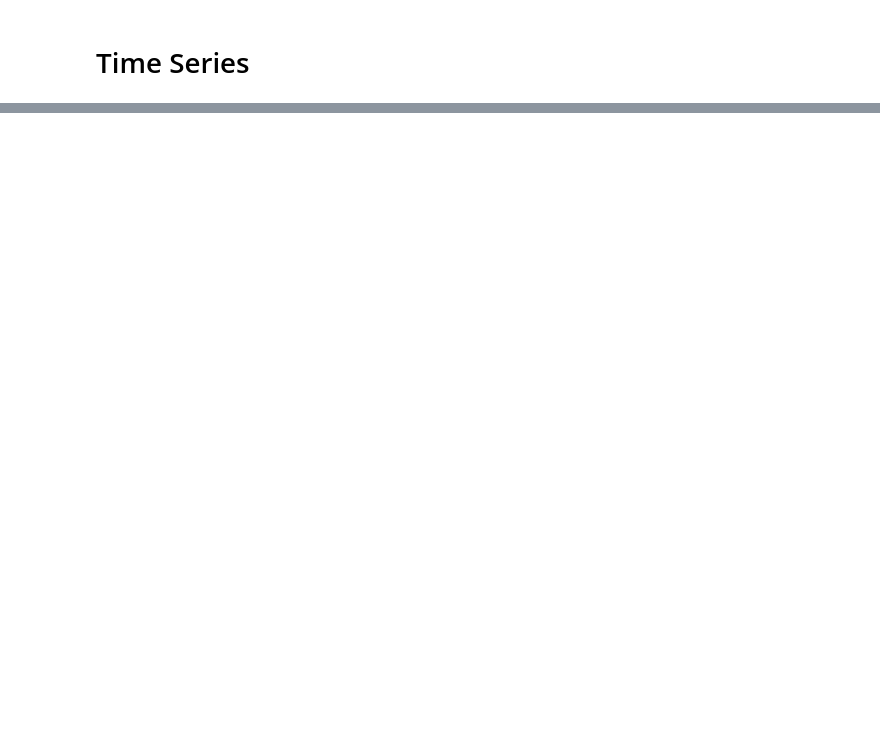
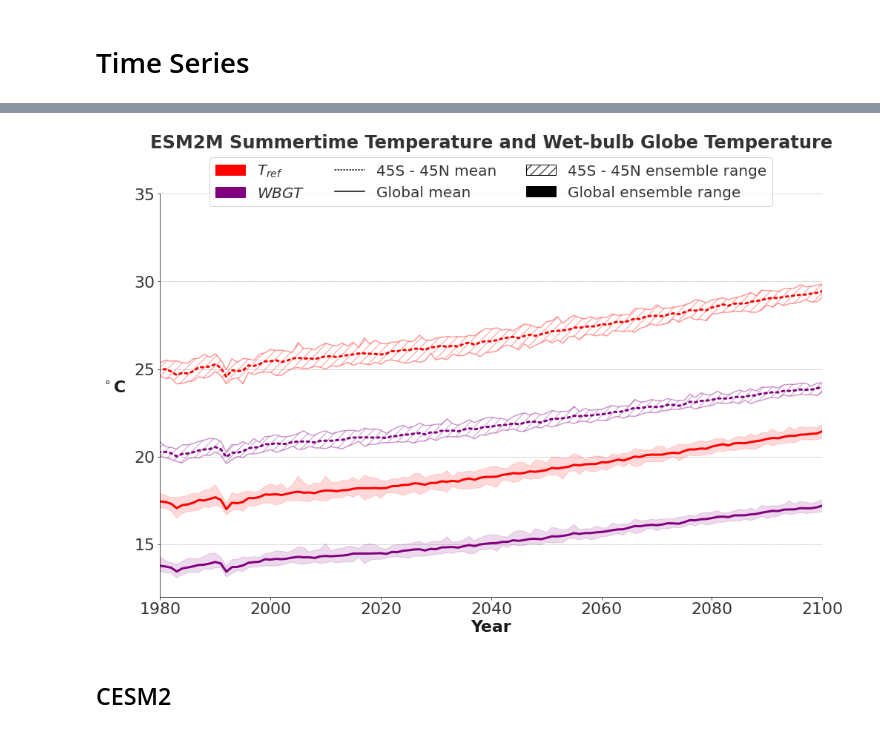
Before and after one commit to KYan19/pei, a Jupyter notebook: notebooks/9.1_Temp_WBT_Time.ipynb, the cells around one changed output, grey strips where cells are left out. Drawn from its saved outputs; the diff is of its cells as text; code cells hidden in the pictures; blank space fills up the shorter version.

```diff
--- a/notebooks/9.1_Temp_WBT_Time.ipynb
+++ b/notebooks/9.1_Temp_WBT_Time.ipynb
@@ -144,2 +199,42 @@ plt.savefig('temp_wbgt_diff_esm2m.png',dpi=300)
 # %% [markdown]
 # Time Series
+# %%
+def plot_series(global_tref,global_wbgt,regional_tref,regional_wbgt,title):
+    # Create figure and axes
+    fig,ax=plt.subplots(figsize=(16,10))
+
+    # Ensemble spread for global temp and WBGT
+    ax.fill_between(global_tref['year'],global_tref.min('ensemble'),global_tref.max('ensemble'),alpha=0.15,color='red')
+    ax.fill_between(global_wbgt['year'],global_wbgt.min('ensemble'),global_wbgt.max('ensemble'),alpha=0.15,color='purple')
+
+    # Ensemble spread for regional temp and WBGT
+    ax.fill_between(regional_tref['year'],regional_tref.min('ensemble'),regional_tref.max('ensemble'),alpha=0.4,facecolor='none',hatch='//',edgecolor='red',linewidth=1.5)
+    ax.fill_between(regional_wbgt['year'],regional_wbgt.min('ensemble'),regional_wbgt.max('ensemble'),alpha=0.4,facecolor='none',hatch='//',edgecolor='purple',linewidth=1.5)
+
+    # Ensemble mean for temp
+    global_tref.mean('ensemble').plot(ax=ax,color='red',linewidth=3)
+    regional_tref.mean('ensemble').plot(ax=ax,color='red',linestyle='dotted',linewidth=3)
+
+    # Ensemble mean for WBGT
+    global_wbgt.mean('ensemble').plot(ax=ax,color='purple',linewidth=3)
+    regional_wbgt.mean('ensemble').plot(ax=ax,color='purple',linestyle='dotted',linewidth=3)
+
+    ax.set_xlim([1980,2100])
+    ax.set_ylim([12,35])
+    ax.set_xlabel('Year',fontweight='bold')
+    ax.set_ylabel('$^\circ$C\t',rotation=0,fontweight='bold')
+
+    # Legend handles
+    red_patch = mpatches.Patch(color='red', label='$T_{ref}$')
+    purple_patch = mpatches.Patch(color='purple', label='$WBGT$')
+
+    solid_line = mlines.Line2D([], [], color='black', linestyle='solid', label='Global mean')
+    dot_line = mlines.Line2D([], [], color='black', linestyle='dotted', label='45S - 45N mean')
+
+    solid_patch = mpatches.Patch(color='black', label='Global ensemble range')
+    hatch_patch = mpatches.Patch(fill=False, hatch='//', color='black', label='45S - 45N ensemble range')
+
+    # Set legend
+    ax.legend(handles=[red_patch,purple_patch,dot_line,solid_line,hatch_patch,solid_patch],ncol=3,loc='lower center',bbox_to_anchor=(0.5,0.95));
+
+    ax.set_title(title,fontsize=24,fontweight='bold');
@@ -199,0 +255,7 @@ plt.savefig('temp_wbgt_timeseries_esm2m.png',dpi=300)
+# %%
+plot_series(global_tref_esm2m,global_wbgt_esm2m,regional_tref_esm2m,regional_wbgt_esm2m,'ESM2M Summertime Temperature and Wet-bulb Globe Temperature\n\n')
+plt.savefig('temp_wbgt_timeseries_esm2m.png',dpi=300)
+# %% [output]
+[figure, added]
+# %% [markdown]
+## CESM2
```
Also changed, not shown: parts of 23 cells of this notebook, 5 other files.
